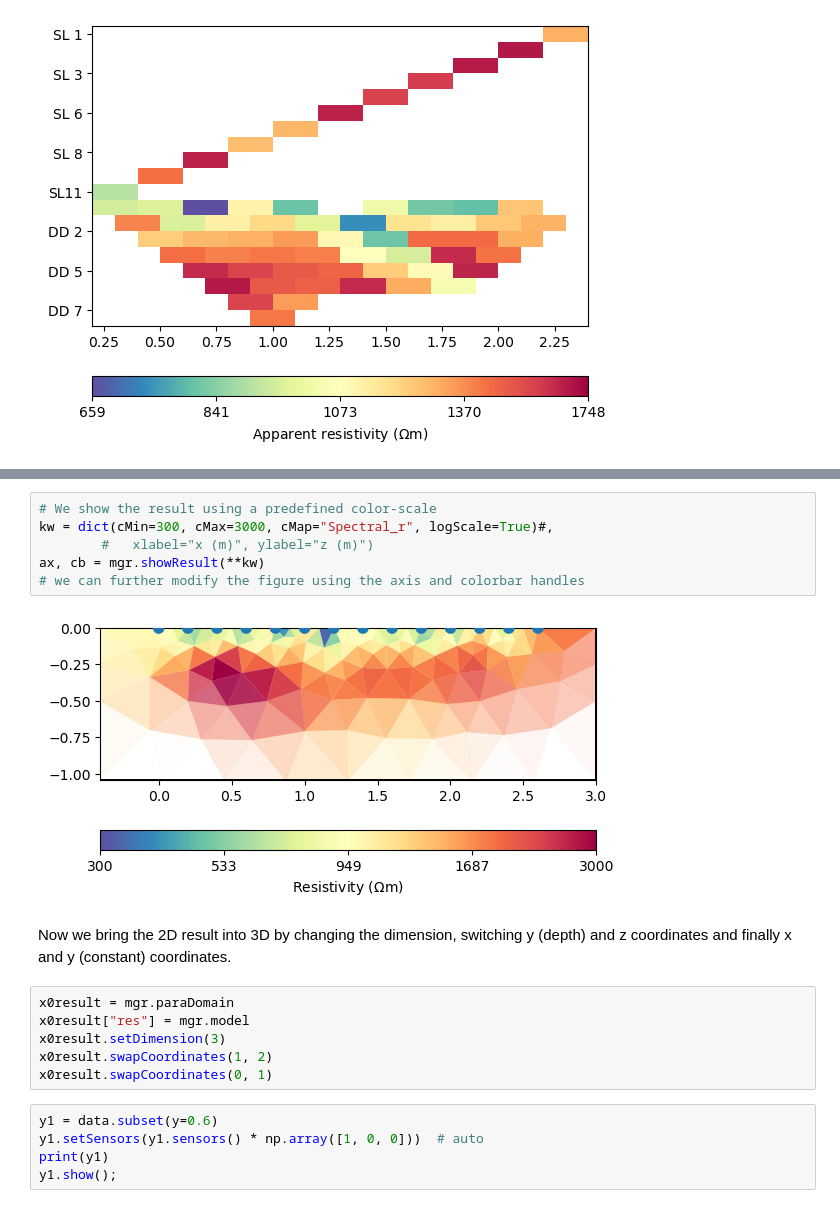
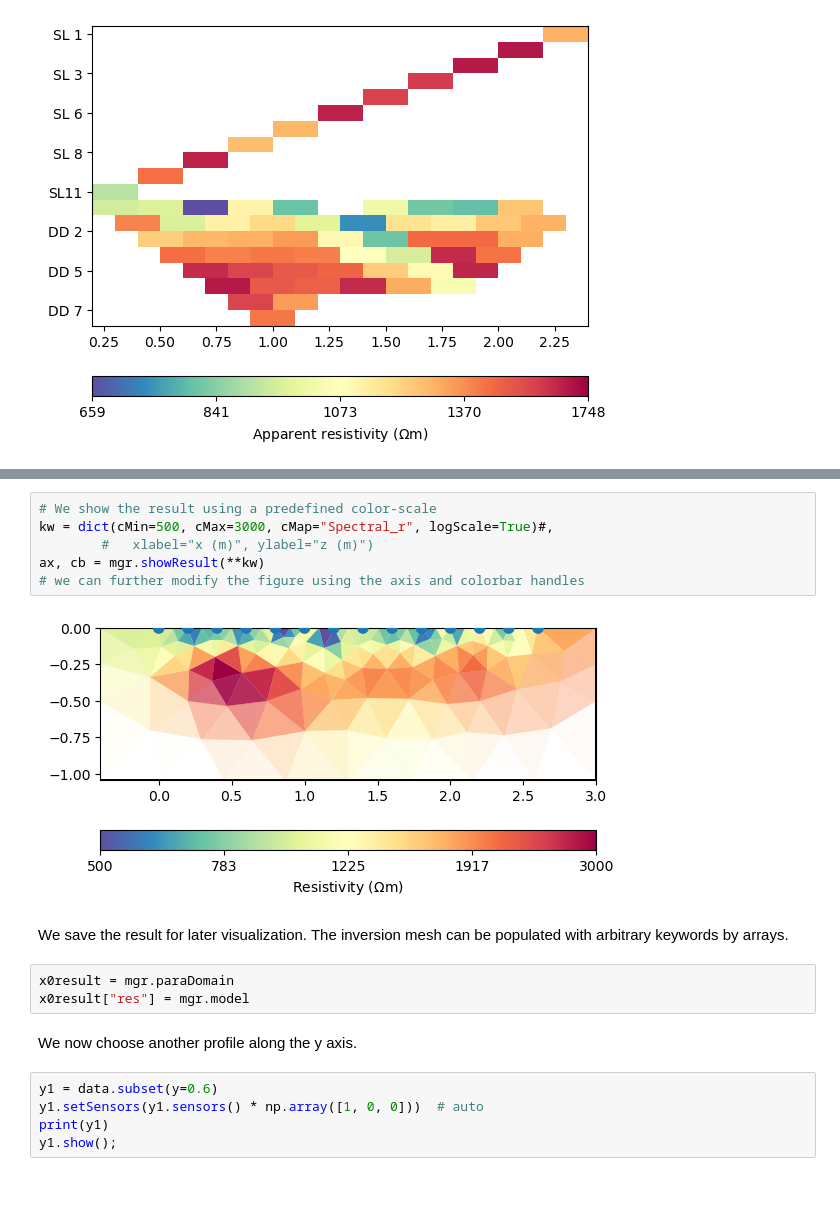
Before and after one commit to gimli-org/SEGwebinar, a Jupyter notebook: data/mulda/story.ipynb, the cells around one changed output, grey strips where cells are left out. Cells and saved outputs as stored; diff of their text form.

```diff
--- a/data/mulda/story.ipynb
+++ b/data/mulda/story.ipynb
@@ -125,21 +125,18 @@ inv.iter 3 ... chi² =    1.65 (dPhi = 1.79%) lam: 20.0
 # %%
 # We show the result using a predefined color-scale
-kw = dict(cMin=300, cMax=3000, cMap="Spectral_r", logScale=True)#,
+kw = dict(cMin=500, cMax=3000, cMap="Spectral_r", logScale=True)#,
         #   xlabel="x (m)", ylabel="z (m)")
 ax, cb = mgr.showResult(**kw)
 # we can further modify the figure using the axis and colorbar handles
 # %% [output]
-[figure, old version]
+[figure, new version]
-# %% [markdown]
-Now we bring the 2D result into 3D by changing the dimension,
-switching y (depth) and z coordinates and finally x and y
-(constant) coordinates.
+# %% [markdown]
+We save the result for later visualization. The inversion mesh can be populated with arbitrary keywords by arrays.
 # %%
 x0result = mgr.paraDomain
 x0result["res"] = mgr.model
-x0result.setDimension(3)
-x0result.swapCoordinates(1, 2)
-x0result.swapCoordinates(0, 1)
+# %% [markdown]
+We now choose another profile along the y axis.
 # %%
 y1 = data.subset(y=0.6)
 y1.setSensors(y1.sensors() * np.array([1, 0, 0]))  # auto
```
Also changed, not shown: parts of 39 cells of this notebook.
